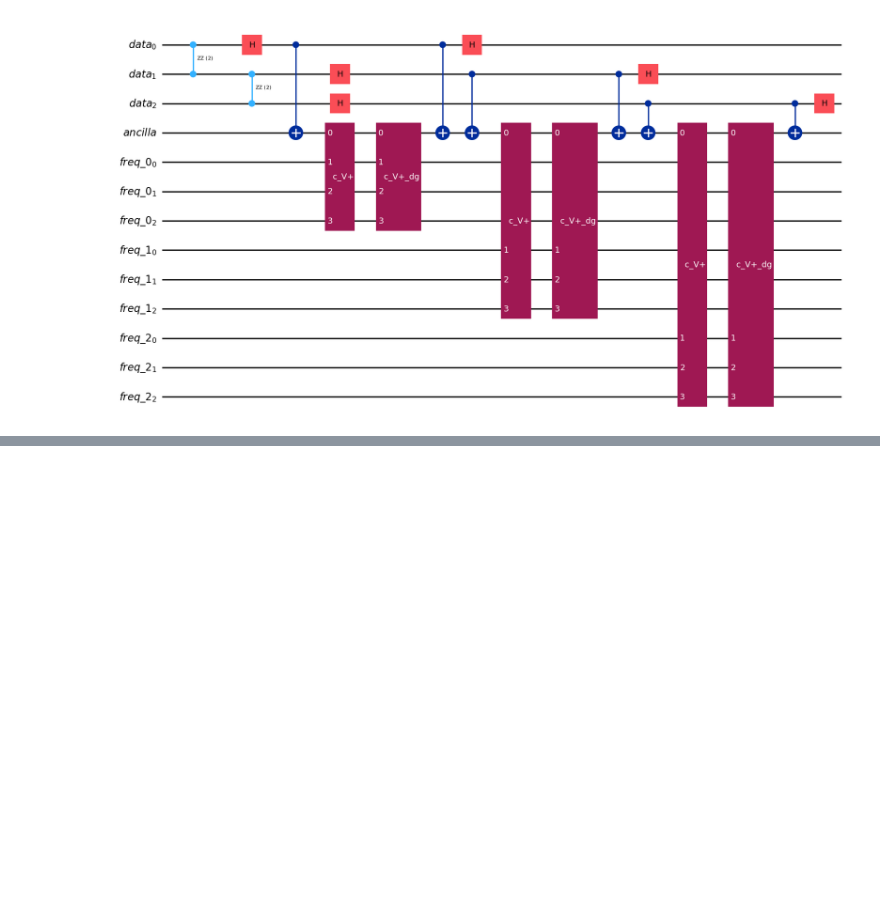
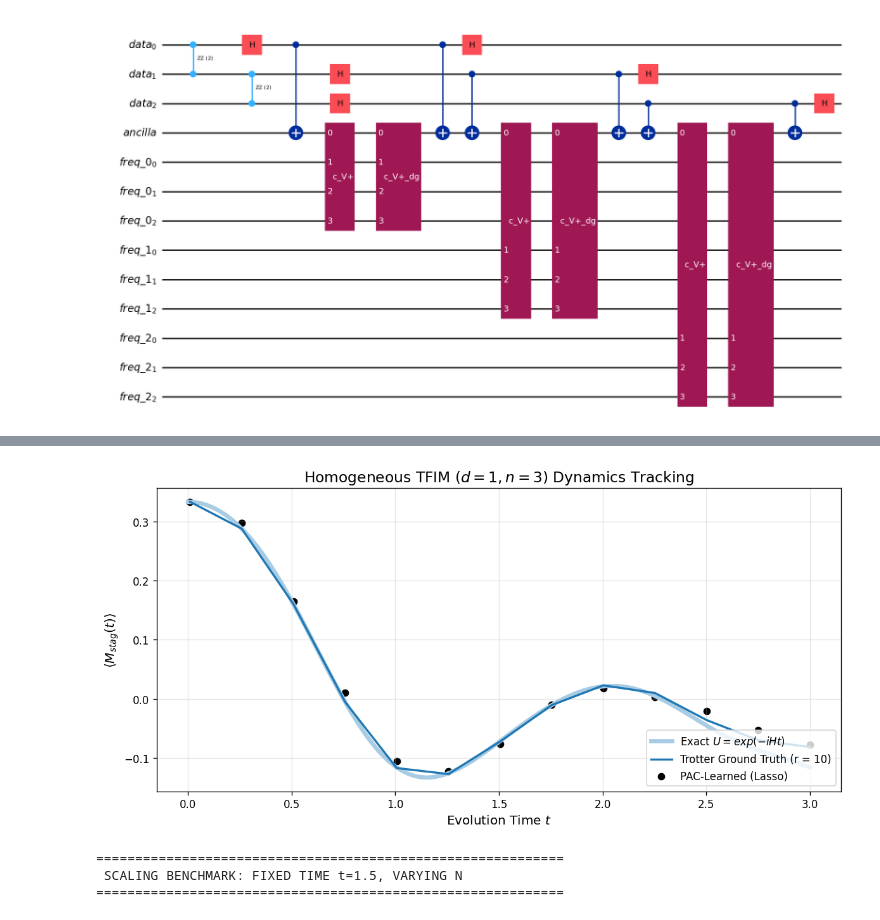
Before and after one commit to thomaslagoutte/qml-fourier-dynamics, a Jupyter notebook: notebooks/02_tfim_magnetization_validation_2.ipynb, the cells around one changed output, grey strips where cells are left out. Drawn from its saved outputs; the diff is of its cells as text; code cells hidden in the pictures; blank space fills up the shorter version.

```diff
--- a/notebooks/02_tfim_magnetization_validation_2.ipynb
+++ b/notebooks/02_tfim_magnetization_validation_2.ipynb
@@ -905,0 +958,30 @@ H -> Parity (CX) -> V_shift -> Parity (CX) -> H on EACH qubit.
+# %%
+# Compute PAC-Learned and Trotter dynamics across time
+trotter_pts_2 = np.empty(len(T_VALS))
+pac_pts_2     = np.empty(len(T_VALS))
+
+for j, tau in enumerate(T_VALS):
+    t_0 = time.time()
+    exp = Experiment(
+        model=model_2, observable=obs_2, method='hadamard_lasso',
+        tau=float(tau), r_steps=R_STEPS_2,
+        trotter_order=2,
+        lasso_alpha=1e-5, seed=SEED
+    )
+
+    # Generate Training Data and Fit
+    y_train = exp.compute_trotter_labels(X_train_2, alpha_star_2, float(tau), R_STEPS_2)
+    B_train = exp._extract_features(X_train_2)
+    exp.learner.fit(B_train, y_train)
+
+    # Predict on Held-Out Test State
+    B_test = exp._extract_features([test_state_2])
+    pac_pts_2[j]     = float(exp.learner.predict(B_test)[0])
+    trotter_pts_2[j] = float(exp.compute_trotter_labels([test_state_2], alpha_star_2, float(tau), R_STEPS_2)[0])
+
+    # Calculate Exact value at this specific tau
+    U = model_2.exact_unitary(test_state_2, alpha_star_2, float(tau))
+    psi = U[:, 0]
+    exact_val = float(np.real(np.conj(psi) @ O_mat_2 @ psi))
+
+    print(f"t={tau:5.2f} | Exact: {exact_val:+.4f} | Trotter: {trotter_pts_2[j]:+.4f} | PAC: {pac_pts_2[j]:+.4f} | Time: {time.time() - t_0:.2f}s")
@@ -905,0 +1002,37 @@ H -> Parity (CX) -> V_shift -> Parity (CX) -> H on EACH qubit.
+# %%
+fig, ax = plt.subplots(figsize=(10, 5))
+ax.plot(T_DENSE, exact_traj_2, color='#a8cce3', linewidth=4, label='Exact $U = exp(-iHt)$')
+ax.plot(T_VALS, trotter_pts_2, color='#1f78b4', linewidth=2, label=f'Trotter Ground Truth (r = {R_STEPS_2})')
+ax.scatter(T_VALS, pac_pts_2, color='black', marker='o', label='PAC-Learned (Lasso)')
+
+ax.set_xlabel(r'Evolution Time $t$')
+ax.set_ylabel(r'$\langle M_{stag}(t) \rangle$')
+ax.set_title(rf'Homogeneous TFIM ($d=1, n={NUM_QUBITS_2}$) Dynamics Tracking')
+ax.legend(loc='lower right')
+fig.tight_layout()
+plt.show()
+# %% [output]
+[figure, added]
+# %%
+from qiskit.quantum_info import SparsePauliOp
+# Benchmark Parameters
+N_VALS = [2, 3, 4, 5]
+FIXED_TAU = 1.5
+R_STEPS = 3
+NUM_TRAIN = 30  # Keep training size constant to isolate dimensional scaling
+
+# Storage arrays for Error (|Predicted - Exact|) and Time
+err_trotter = np.zeros(len(N_VALS))
+err_lasso   = np.zeros(len(N_VALS))
+err_kernel  = np.zeros(len(N_VALS))
+
+time_lasso  = np.zeros(len(N_VALS))
+time_kernel = np.zeros(len(N_VALS))
+
+print(f"{'='*60}")
+print(f" SCALING BENCHMARK: FIXED TIME t={FIXED_TAU}, VARYING N")
+print(f"{'='*60}\n")
+# %% [output]
+============================================================
+ SCALING BENCHMARK: FIXED TIME t=1.5, VARYING N
+============================================================
```
Also changed, not shown: parts of 6 cells of this notebook, 18 other files.
